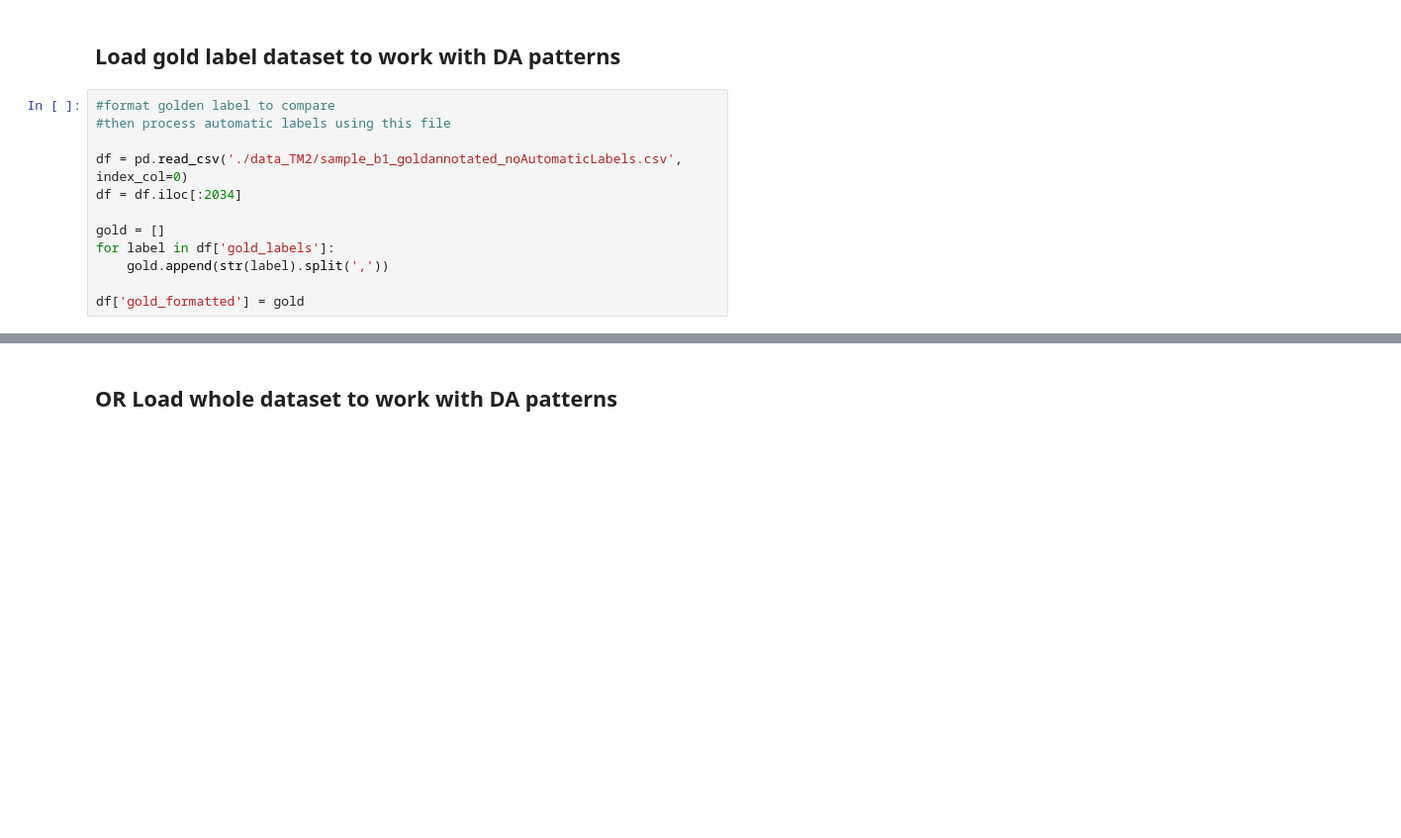
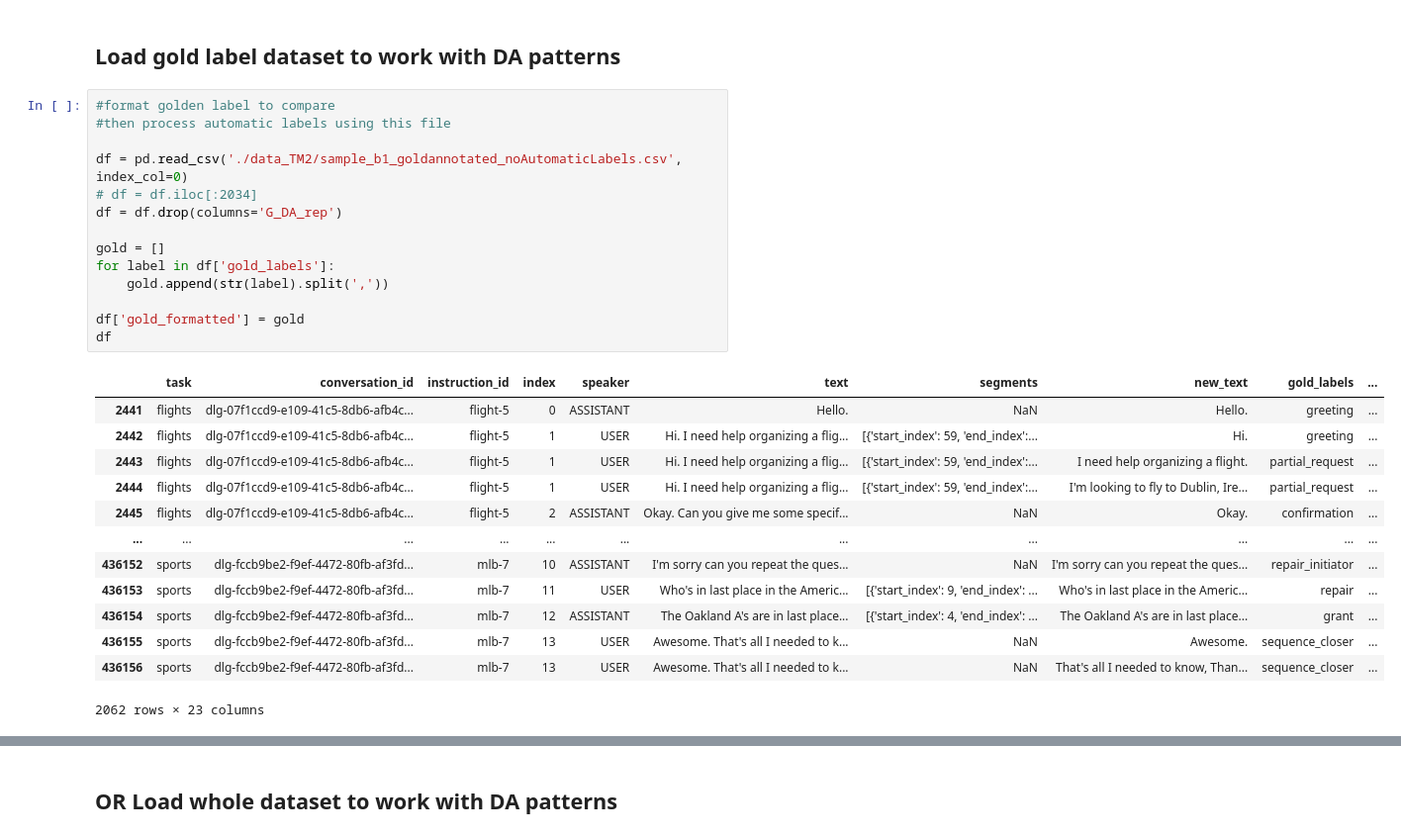
Before and after one commit to guedesbruna/NLP_Automatic_dialog_extraction, a Jupyter notebook: pre-processing.ipynb, the cells around one changed output, grey strips where cells are left out. Shown at 99% size. Saved outputs shown, nothing was run; the diff lists cells and outputs as text; blank space fills up the shorter version.

```diff
--- a/pre-processing.ipynb
+++ b/pre-processing.ipynb
@@ -150,12 +150,28 @@ df_sample_b2.to_csv('./data_TM2/sample_b2.csv')
 # %%
 #format golden label to compare
 #then process automatic labels using this file
 
 df = pd.read_csv('./data_TM2/sample_b1_goldannotated_noAutomaticLabels.csv', index_col=0)
-df = df.iloc[:2034]
+# df = df.iloc[:2034]
+df = df.drop(columns='G_DA_rep')
 
 gold = []
 for label in df['gold_labels']:
     gold.append(str(label).split(','))
 
 df['gold_formatted'] = gold
+df
+# %% [output]
+|  | task | conversation_id | instruction_id | index | speaker | text | segments | new_text | gold_labels | ... |
+| 2441 | flights | dlg-07f1ccd9-e109-41c5-8db6-afb4c... | flight-5 | 0 | ASSISTANT | Hello. | NaN | Hello. | greeting | ... |
+| 2442 | flights | dlg-07f1ccd9-e109-41c5-8db6-afb4c... | flight-5 | 1 | USER | Hi. I need help organizing a flig... | [{'start_index': 59, 'end_index':... | Hi. | greeting | ... |
+| 2443 | flights | dlg-07f1ccd9-e109-41c5-8db6-afb4c... | flight-5 | 1 | USER | Hi. I need help organizing a flig... | [{'start_index': 59, 'end_index':... | I need help organizing a flight. | partial_request | ... |
+| 2444 | flights | dlg-07f1ccd9-e109-41c5-8db6-afb4c... | flight-5 | 1 | USER | Hi. I need help organizing a flig... | [{'start_index': 59, 'end_index':... | I'm looking to fly to Dublin, Ire... | partial_request | ... |
+| 2445 | flights | dlg-07f1ccd9-e109-41c5-8db6-afb4c... | flight-5 | 2 | ASSISTANT | Okay. Can you give me some specif... | NaN | Okay. | confirmation | ... |
+| ... | ... | ... | ... | ... | ... | ... | ... | ... | ... | ... |
+| 436152 | sports | dlg-fccb9be2-f9ef-4472-80fb-af3fd... | mlb-7 | 10 | ASSISTANT | I'm sorry can you repeat the ques... | NaN | I'm sorry can you repeat the ques... | repair_initiator | ... |
+| 436153 | sports | dlg-fccb9be2-f9ef-4472-80fb-af3fd... | mlb-7 | 11 | USER | Who's in last place in the Americ... | [{'start_index': 9, 'end_index': ... | Who's in last place in the Americ... | repair | ... |
+| 436154 | sports | dlg-fccb9be2-f9ef-4472-80fb-af3fd... | mlb-7 | 12 | ASSISTANT | The Oakland A's are in last place... | [{'start_index': 4, 'end_index': ... | The Oakland A's are in last place... | grant | ... |
+| 436155 | sports | dlg-fccb9be2-f9ef-4472-80fb-af3fd... | mlb-7 | 13 | USER | Awesome. That's all I needed to k... | NaN | Awesome. | sequence_closer | ... |
+| 436156 | sports | dlg-fccb9be2-f9ef-4472-80fb-af3fd... | mlb-7 | 13 | USER | Awesome. That's all I needed to k... | NaN | That's all I needed to know, Than... | sequence_closer | ... |
+2062 rows × 23 columns
```
Also changed, not shown: parts of 5 cells of this notebook, 1 other file.
